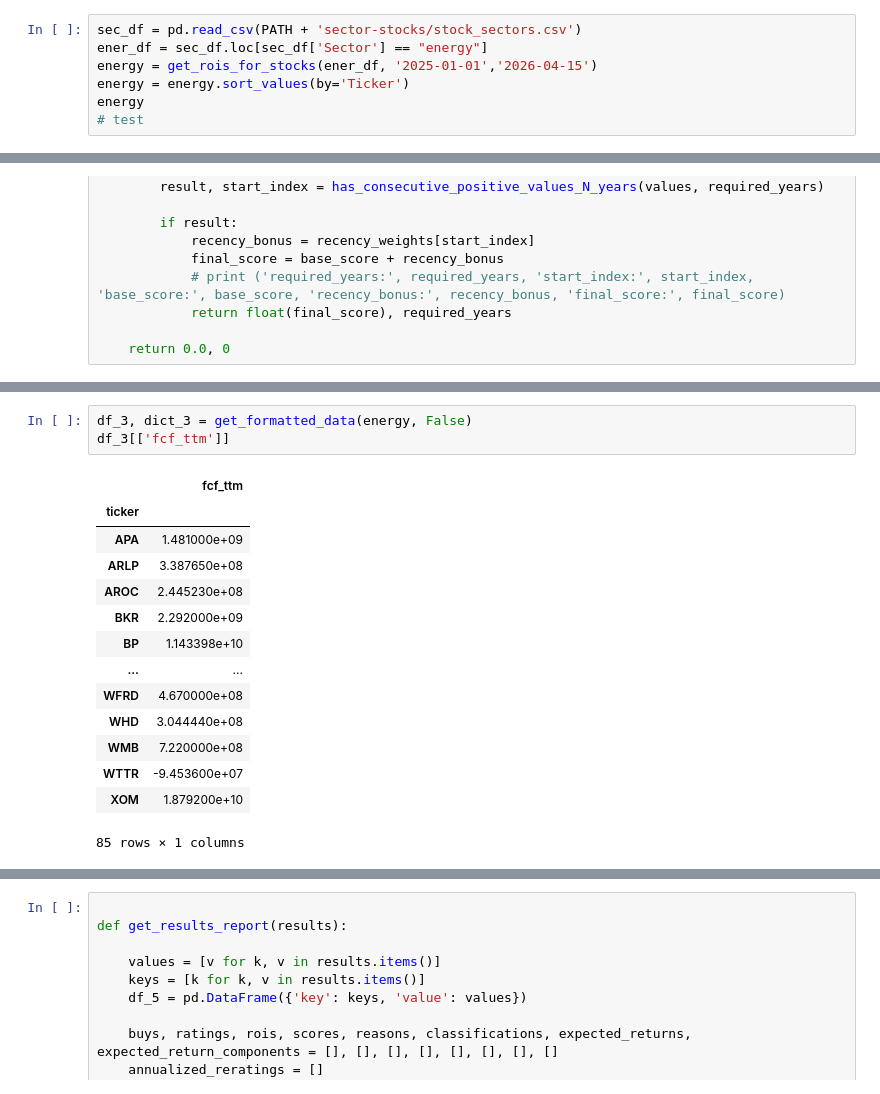
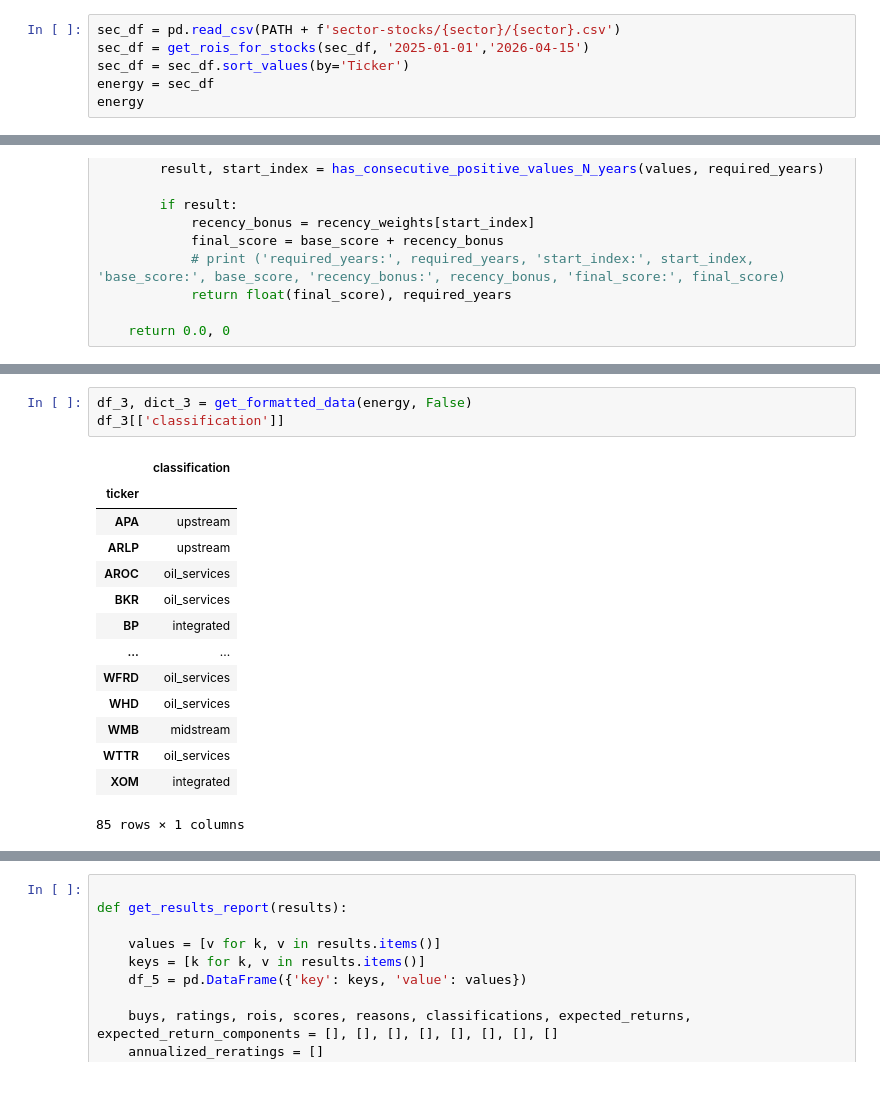
Before and after one commit to halfonso03/Stock-screener, a Jupyter notebook: energy_analysis.ipynb, the cells around one changed output, grey strips where cells are left out. Saved outputs shown, nothing was run; the diff lists cells and outputs as text.

```diff
--- a/energy_analysis.ipynb
+++ b/energy_analysis.ipynb
@@ -71,10 +72,9 @@ token
     # .dataframe tr > td:last-child { width:50%; font-size: 12px;   }
 </style>
 # %%
-sec_df = pd.read_csv(PATH + 'sector-stocks/stock_sectors.csv')
-ener_df = sec_df.loc[sec_df['Sector'] == "energy"]
-energy = get_rois_for_stocks(ener_df, '2025-01-01','2026-04-15')
-energy = energy.sort_values(by='Ticker')
+sec_df = pd.read_csv(PATH + f'sector-stocks/{sector}/{sector}.csv')
+sec_df = get_rois_for_stocks(sec_df, '2025-01-01','2026-04-15')
+sec_df = sec_df.sort_values(by='Ticker')
+energy = sec_df
 energy
-# test
 # %% [output]
@@ -863,18 +863,18 @@ def get_formatted_data(sector_df, trace = False):
 # %%
 df_3, dict_3 = get_formatted_data(energy, False)
-df_3[['fcf_ttm']]
+df_3[['classification']]
 # %% [output]
-|  | fcf_ttm |
+|  | classification |
 | ticker |  |
-| APA | 1.481000e+09 |
-| ARLP | 3.387650e+08 |
-| AROC | 2.445230e+08 |
-| BKR | 2.292000e+09 |
-| BP | 1.143398e+10 |
+| APA | upstream |
+| ARLP | upstream |
+| AROC | oil_services |
+| BKR | oil_services |
+| BP | integrated |
 | ... | ... |
-| WFRD | 4.670000e+08 |
-| WHD | 3.044440e+08 |
-| WMB | 7.220000e+08 |
-| WTTR | -9.453600e+07 |
-| XOM | 1.879200e+10 |
+| WFRD | oil_services |
+| WHD | oil_services |
+| WMB | midstream |
+| WTTR | oil_services |
+| XOM | integrated |
 85 rows × 1 columns
```
Also changed, not shown: parts of 10 cells of this notebook, 5 other files.
